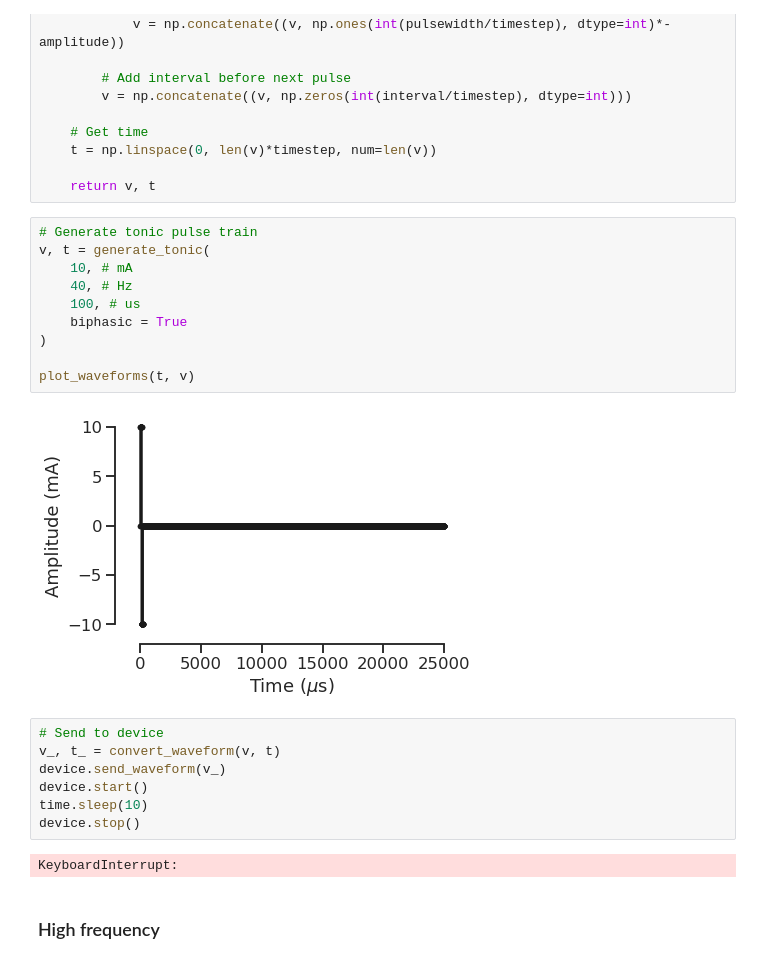
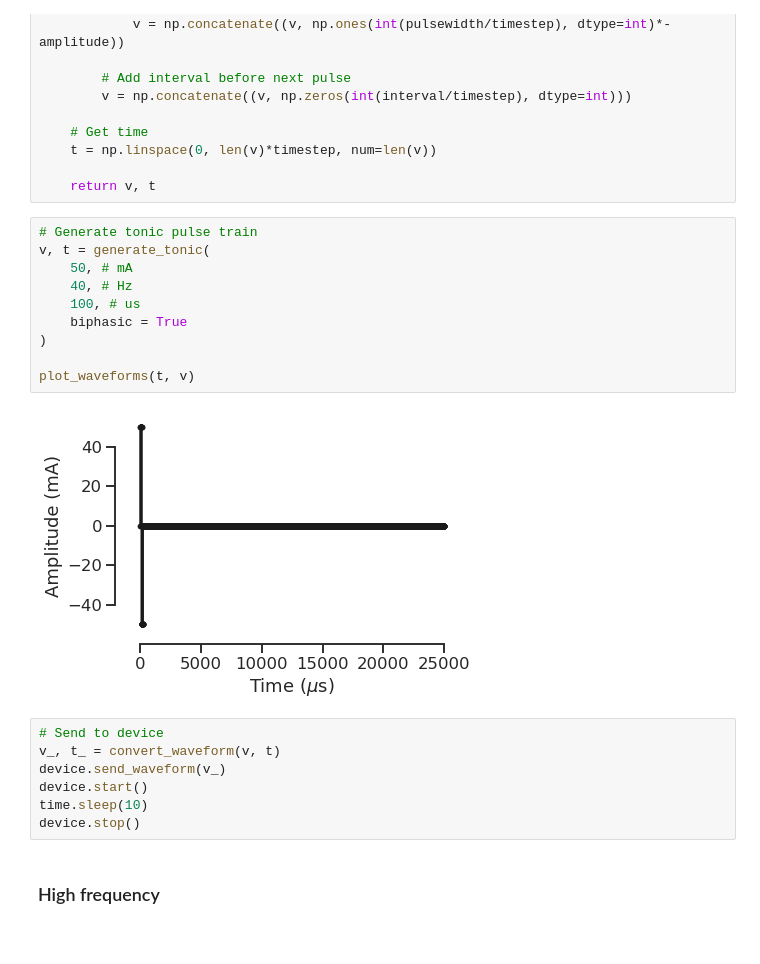
Before and after one commit to conorkeogh/wavewriter, a Jupyter notebook: nbs/04_examples.ipynb, the cells around one changed output. Saved outputs shown, nothing was run; the diff lists cells and outputs as text.

```diff
--- a/nbs/04_examples.ipynb
+++ b/nbs/04_examples.ipynb
@@ -139,15 +139,15 @@ def generate_tonic(
 # %%
 # Generate tonic pulse train
 v, t = generate_tonic(
-    10, # mA
+    50, # mA
     40, # Hz
     100, # us
     biphasic = True
 )
 
 plot_waveforms(t, v)
 # %% [output]
-[figure, old version]
+[figure, new version]
 # %%
 # Send to device
 v_, t_ = convert_waveform(v, t)
@@ -155,8 +155,6 @@ device.send_waveform(v_)
 device.start()
 time.sleep(10)
 device.stop()
-# %% [output]
-KeyboardInterrupt:
 # %% [markdown]
 ### High frequency
 # %%
```
Also changed, not shown: parts of 8 cells of this notebook, 2 other files.
